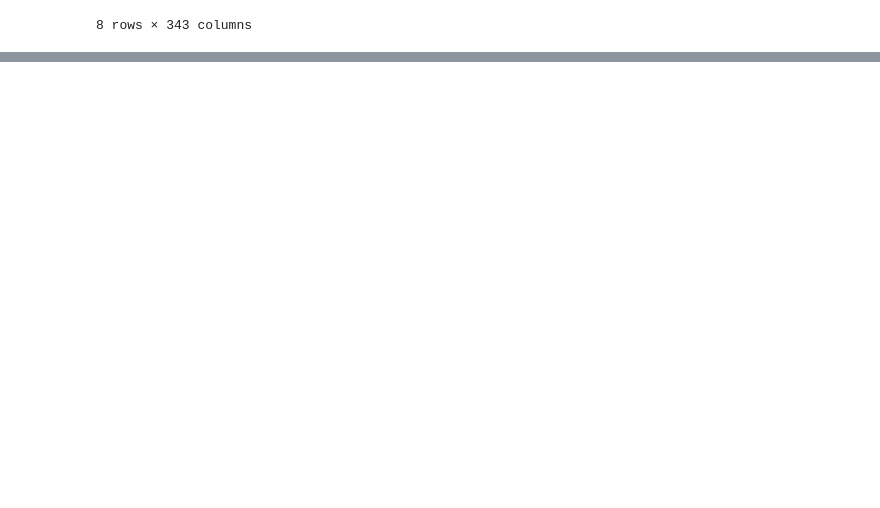
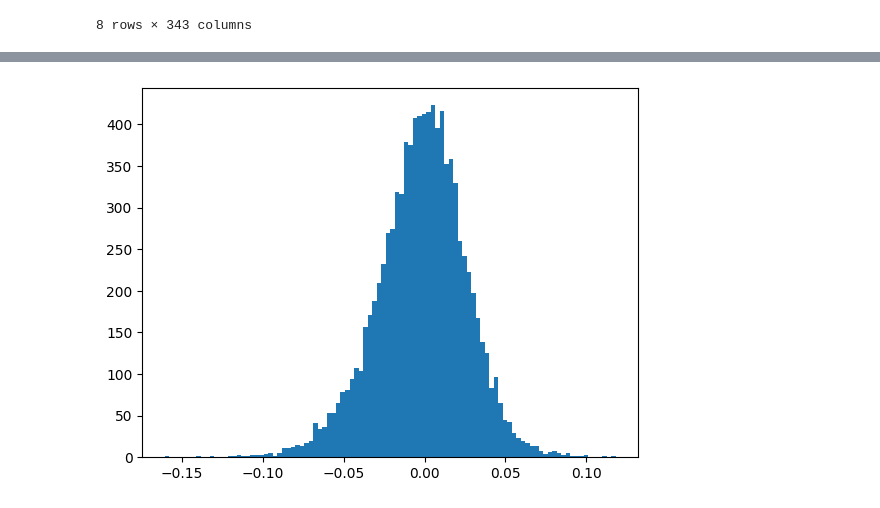
Before and after one commit to kzieniuk/hackathon_2025, a Jupyter notebook: testing.ipynb, the cells around one changed output, grey strips where cells are left out. Cells and saved outputs as stored; diff of their text form; code cells hidden in the pictures; blank space fills up the shorter version.

```diff
--- a/testing.ipynb
+++ b/testing.ipynb
@@ -68,0 +84,4 @@ data.describe()
+# %%
+cols = data.columns[-332:]
+# %%
+grouped = data.groupby('Day')[cols].agg(lambda x: np.exp(np.log(x+1).sum())) - 1
@@ -68,0 +122,4 @@ data.describe()
+# %%
+cluster_cols = cols[:19]
+# %%
+grouped_log = (np.log(grouped+1))
@@ -68,0 +132,4 @@ data.describe()
+# %%
+plt.hist(grouped_log[cluster_cols].rolling(3).sum().dropna().values.reshape(-1), bins=100);
+# %% [output]
+[figure, added]
```
Also changed, not shown: parts of 22 cells of this notebook.
